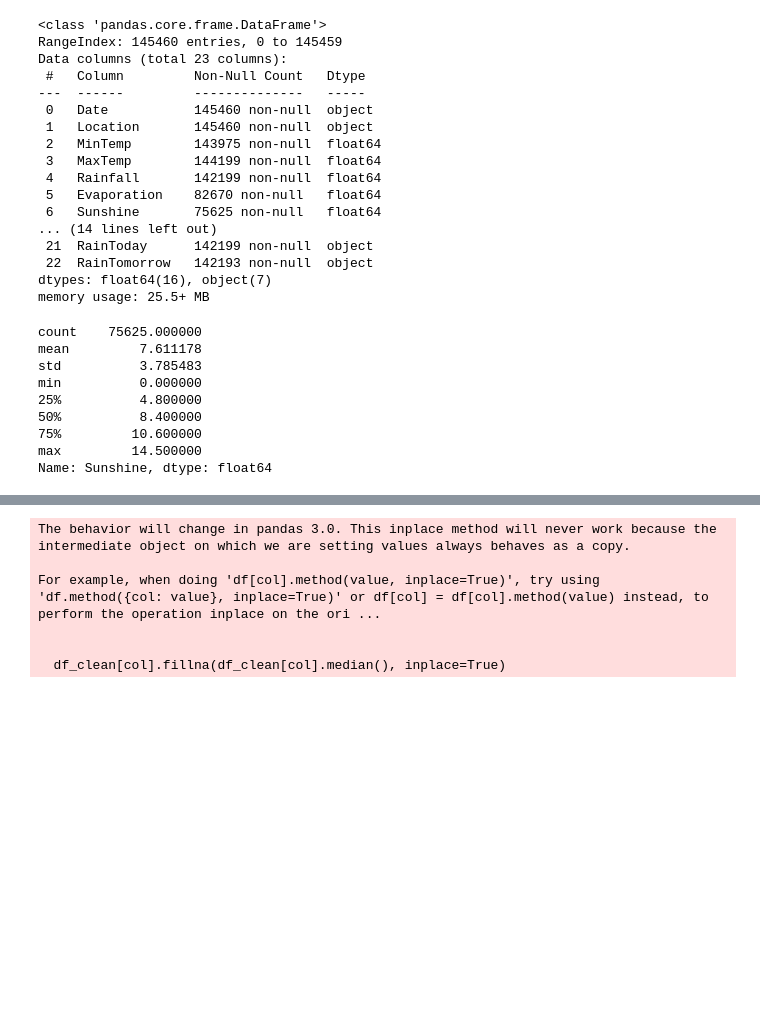
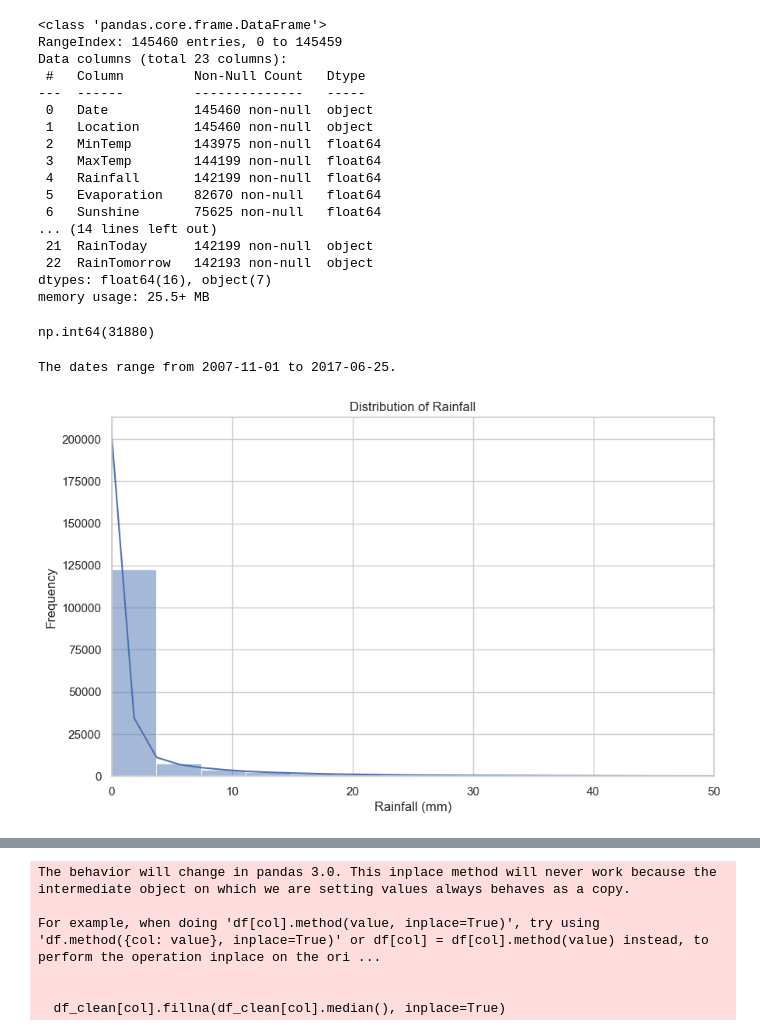
Before and after one commit to metropolisjenensis/Probabilistic-Machine-Learning_lecture-PROJECTS, a Jupyter notebook: projects/09-1AKXXXX_rain_tomorrow_prediction/notebooks/class_prediction.ipynb, the cells around one changed output, grey strips where cells are left out. Cells and saved outputs as stored; diff of their text form; code cells hidden in the pictures; blank space fills up the shorter version.

Commit message:
I continued with the project and included more EDA and Visualization. I also started with the project report and the classification/clustering.

```diff
--- a/projects/09-1AKXXXX_rain_tomorrow_prediction/notebooks/class_prediction.ipynb
+++ b/projects/09-1AKXXXX_rain_tomorrow_prediction/notebooks/class_prediction.ipynb
@@ -30,14 +38,27 @@ Data columns (total 23 columns):
 dtypes: float64(16), object(7)
 memory usage: 25.5+ MB
 # %%
-df["Sunshine"].describe()
+# find out how many days it did rained
+rain_days_count = df['RainToday'].value_counts().get('Yes', 0)
+rain_days_count
 # %% [output]
-count    75625.000000
-mean         7.611178
-std          3.785483
-min          0.000000
-25%          4.800000
-50%          8.400000
-75%         10.600000
-max         14.500000
-Name: Sunshine, dtype: float64
+np.int64(31880)
+# %%
+start_date= df['Date'].min()
+end_date= df['Date'].max()
+print(f"The dates range from {start_date} to {end_date}.")
+# %% [output]
+The dates range from 2007-11-01 to 2017-06-25.
+# %%
+sns.set(style="whitegrid")
+
+# 1. Distribution of Rainfall
+plt.figure(figsize=(10, 6))
+sns.histplot(df['Rainfall'].dropna(), bins=100, kde=True)
+plt.title("Distribution of Rainfall")
+plt.xlabel("Rainfall (mm)")
+plt.ylabel("Frequency")
+plt.xlim(0, 50)  # Focus on typical range
+plt.show()
+# %% [output]
+[figure, added]
```
Also changed, not shown: parts of 16 cells of this notebook, 15 other files.
